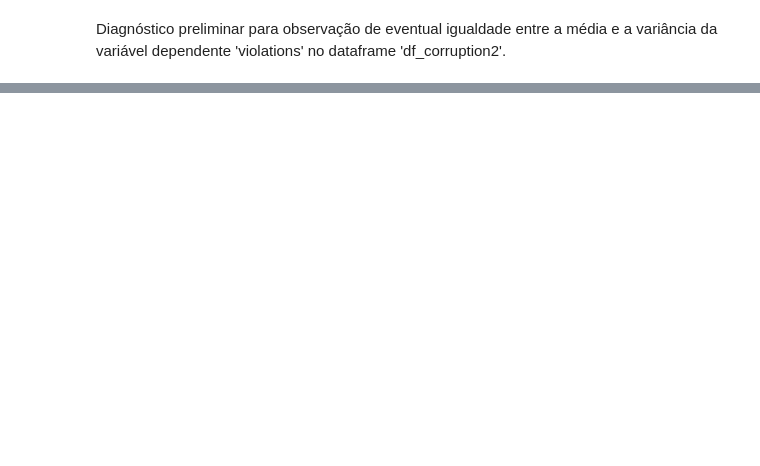
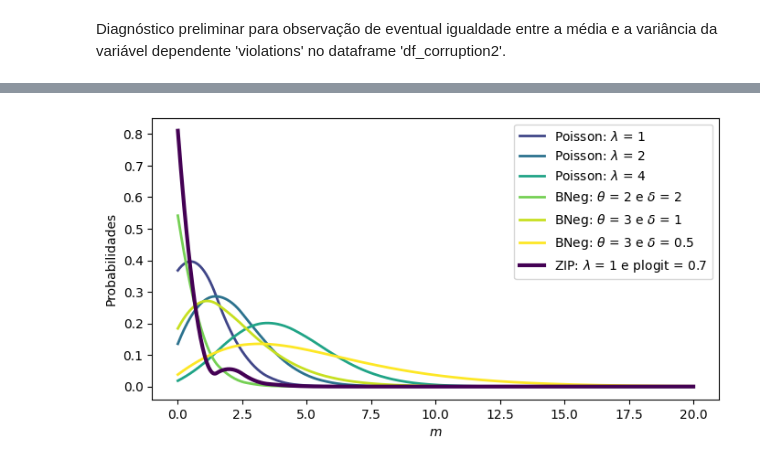
Before and after one commit to filipecarbonera/MBA_USP_Data_Science_Analytics, a Jupyter notebook: Modelos para Dados de Contagem/script_modelos_para_dados_de_contagem.ipynb, the cells around one changed output, grey strips where cells are left out. Saved outputs shown, nothing was run; the diff lists cells and outputs as text; code cells hidden in the pictures; blank space fills up the shorter version.

Commit message:
Atualizado o arquivo script_modelos_para_dados_de_contagem.ipynb

```diff
--- a/Modelos para Dados de Contagem/script_modelos_para_dados_de_contagem.ipynb
+++ b/Modelos para Dados de Contagem/script_modelos_para_dados_de_contagem.ipynb
@@ -836,0 +849,6 @@ H1: Different models, favoring the one with the highest Log-Likelihood
+# %%
+# Criando um dataframe ('df_zip') com m variando de 0 a 20.
+m = np.arange(0,21)
+zip_lambda1_plogit07 = [zip_lambda1_plogit07(i) for i in m]
+df_zip = pd.DataFrame({'m':m, 'zip_lambda1_plogit07':zip_lambda1_plogit07})
+df_zip
@@ -836,0 +873,33 @@ H1: Different models, favoring the one with the highest Log-Likelihood
+# %%
+def smooth_line_plot(x,y):
+    x_new = np.linspace(x.min(), x.max(),500)
+    f = interp1d(x, y, kind='quadratic')
+    y_smooth=f(x_new)
+    return x_new, y_smooth
+# %%
+# Gráfico para comparar as distribuições Poisson, BNeg e ZIP.
+x_new, zip_lambda1_plogit07 = smooth_line_plot(df_zip.m, df_zip.zip_lambda1_plogit07)
+
+plt.figure(figsize=(8,4))
+plt.plot(x_new,lambda_1, linewidth=2, color='#404688FF')
+plt.plot(x_new,lambda_2, linewidth=2, color='#2C728EFF')
+plt.plot(x_new,lambda_4, linewidth=2, color='#20A486FF')
+plt.plot(x_new,bneg_theta2_delta2, linewidth=2, color='#75D054FF')
+plt.plot(x_new,bneg_theta3_delta1, linewidth=2, color='#C7E020FF')
+plt.plot(x_new,bneg_theta3_delta05, linewidth=2, color='#FDE725FF')
+plt.plot(x_new,zip_lambda1_plogit07, linewidth=3, color="#440154FF")
+plt.xlabel('m', fontsize=10, style='italic')
+plt.ylabel('Probabilidades', fontsize=10)
+plt.xticks(fontsize=10)
+plt.yticks(fontsize=10)
+plt.legend([r'Poisson: $\lambda$ = 1',
+            r'Poisson: $\lambda$ = 2',
+            r'Poisson: $\lambda$ = 4',
+            r'BNeg: $\theta$ = 2 e $\delta$ = 2',
+            r'BNeg: $\theta$ = 3 e $\delta$ = 1',
+            r'BNeg: $\theta$ = 3 e $\delta$ = 0.5',
+            r'ZIP: $\lambda$ = 1 e plogit = 0.7'],
+           fontsize=10)
+plt.show()
+# %% [output]
+[figure, added]
```
Also changed, not shown: parts of 24 cells of this notebook.
